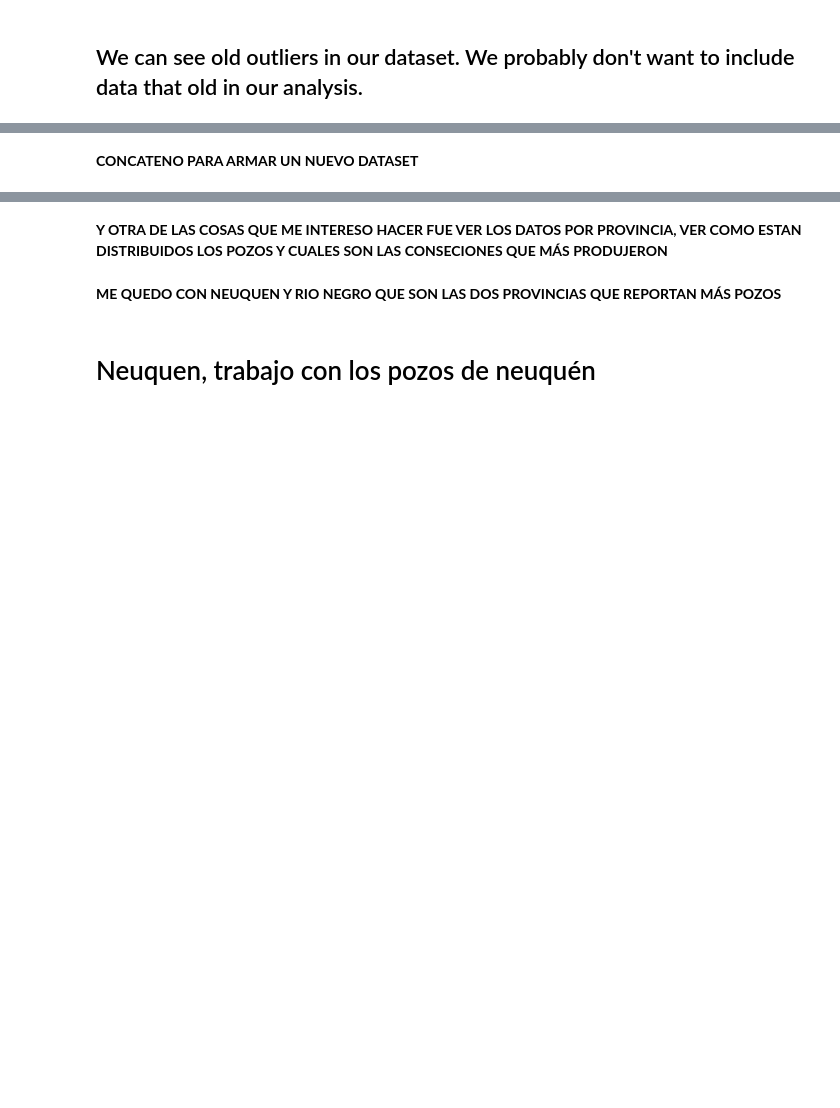
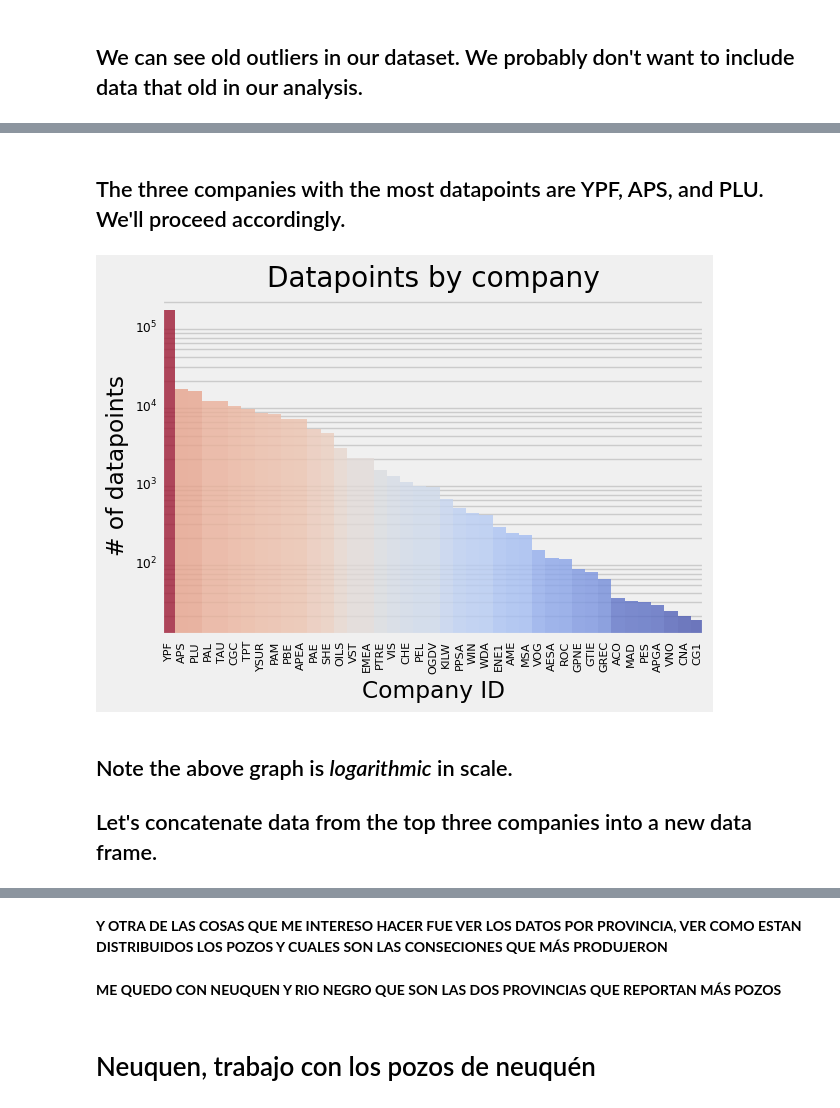
Before and after one commit to FelipeC2T/Pozos_Argentina, a Jupyter notebook: EN_Analisis_Pozos.ipynb, the cells around one changed output, grey strips where cells are left out. Cells and saved outputs as stored; diff of their text form; code cells hidden in the pictures; blank space fills up the shorter version.

```diff
--- a/EN_Analisis_Pozos.ipynb
+++ b/EN_Analisis_Pozos.ipynb
@@ -284,2 +248,31 @@ df_idempresa.describe()
+# %% [markdown]
+## The three companies with the most datapoints are YPF, APS, and PLU. We'll proceed accordingly.
+# %%
+YPF = df.query('idempresa=="YPF" and 2010 <= anio <= 2023')
+APS = df.query('idempresa=="APS" and 2010 <= anio <= 2023')
+PLU = df.query('idempresa=="PLU" and 2010 <= anio <= 2023')
+
+# Create a histogram
+fig = sns.barplot(data = df_idempresa,
+                  x = "idempresa",
+                  y = "datapoints",
+                  hue = 'datapoints',
+                  hue_norm = LogNorm(vmin=df_idempresa['datapoints'].min(), vmax=df_idempresa['datapoints'].max()),
+                  palette = 'coolwarm',
+                  alpha = 0.8,
+                  legend = None,
+                  width = 1)
+fig.set_yscale("log")
+plt.grid(which = 'both', axis = 'y')
+plt.title('Datapoints by company')
+plt.xlabel('Company ID')
+plt.ylabel('# of datapoints')
+plt.xticks(rotation=90, fontsize=8)
+plt.tight_layout()
+plt.show()
+# %% [output]
+[figure, added]
 # %% [markdown]
-**CONCATENO PARA ARMAR UN NUEVO DATASET**
+## Note the above graph is *logarithmic* in scale.
+
+## Let's concatenate data from the top three companies into a new data frame.
```
Also changed, not shown: parts of 21 cells of this notebook, 1 other file.
